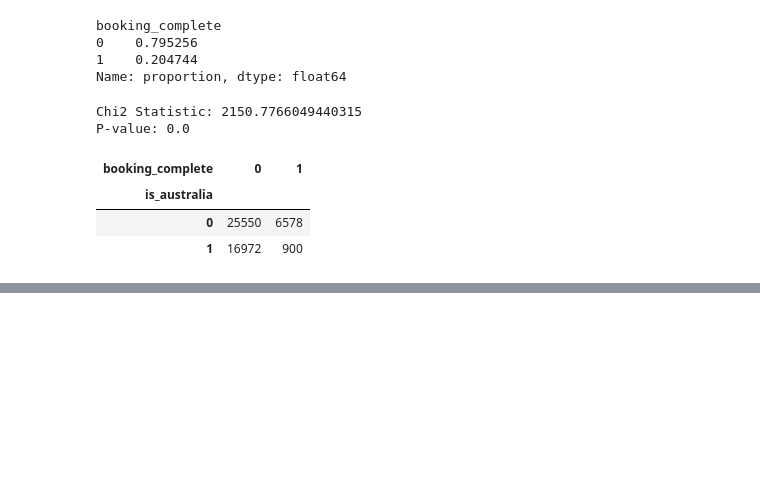
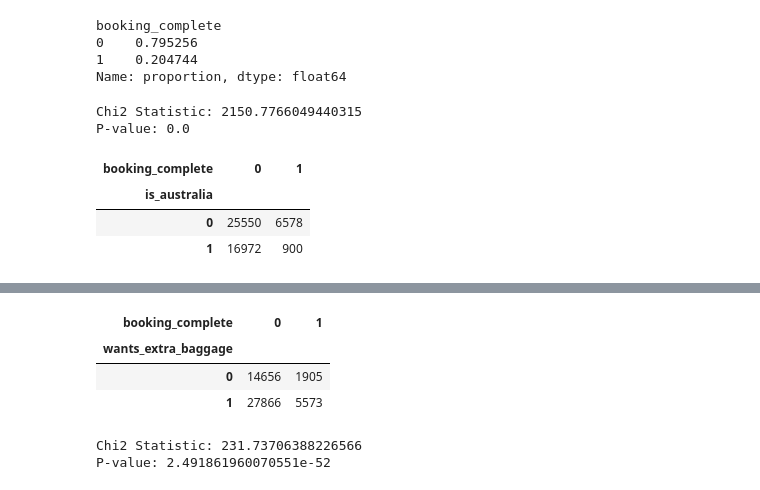
Before and after one commit to ryslipe/british_airways_booking_predictor, a Jupyter notebook: notebooks/01_load_and_validate_raw_data.ipynb, the cells around one changed output, grey strips where cells are left out. Saved outputs shown, nothing was run; the diff lists cells and outputs as text; code cells hidden in the pictures; blank space fills up the shorter version.

Commit message:
contingency tables

```diff
--- a/notebooks/01_load_and_validate_raw_data.ipynb
+++ b/notebooks/01_load_and_validate_raw_data.ipynb
@@ -243,3 +243,16 @@ df.head()
 | 4 | 2 | Internet | 68 | 22 | 15 | Wed | AKLDEL | ... |
 # %%
 df.drop(columns = 'booking_origin', axis = 1, inplace = True)
+# %%
+# contingency table
+def contingency(df, x, y):
+    '''create a contingency table for the given columns'''
+    cross_tab = pd.crosstab(df[x], df[y])
+    return cross_tab
+
+contingency(df, 'wants_extra_baggage', 'booking_complete')
+# %% [output]
+| booking_complete | 0 | 1 |
+| wants_extra_baggage |  |  |
+| 0 | 14656 | 1905 |
+| 1 | 27866 | 5573 |
@@ -245,0 +275,12 @@ df.drop(columns = 'booking_origin', axis = 1, inplace = True)
+# %%
+# Create the contingency table
+cross_tab = contingency(df, 'wants_extra_baggage', 'booking_complete')
+
+# Perform the chi-square test
+chi2, p, dof, expected = stats.chi2_contingency(cross_tab)
+
+print(f"Chi2 Statistic: {chi2}")
+print(f"P-value: {p}")
+# %% [output]
+Chi2 Statistic: 231.73706388226566
+P-value: 2.491861960070551e-52
```
Also changed, not shown: parts of 2 cells of this notebook.
